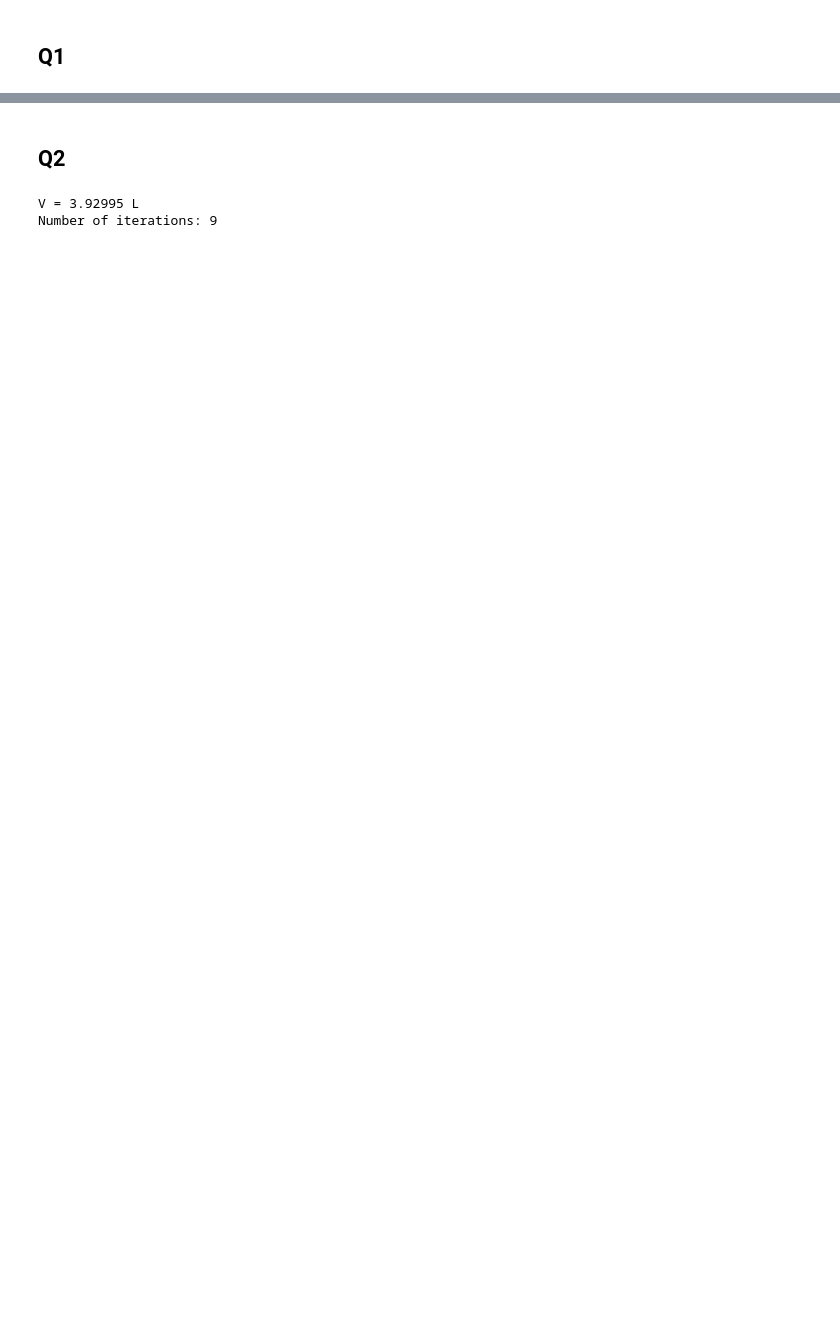
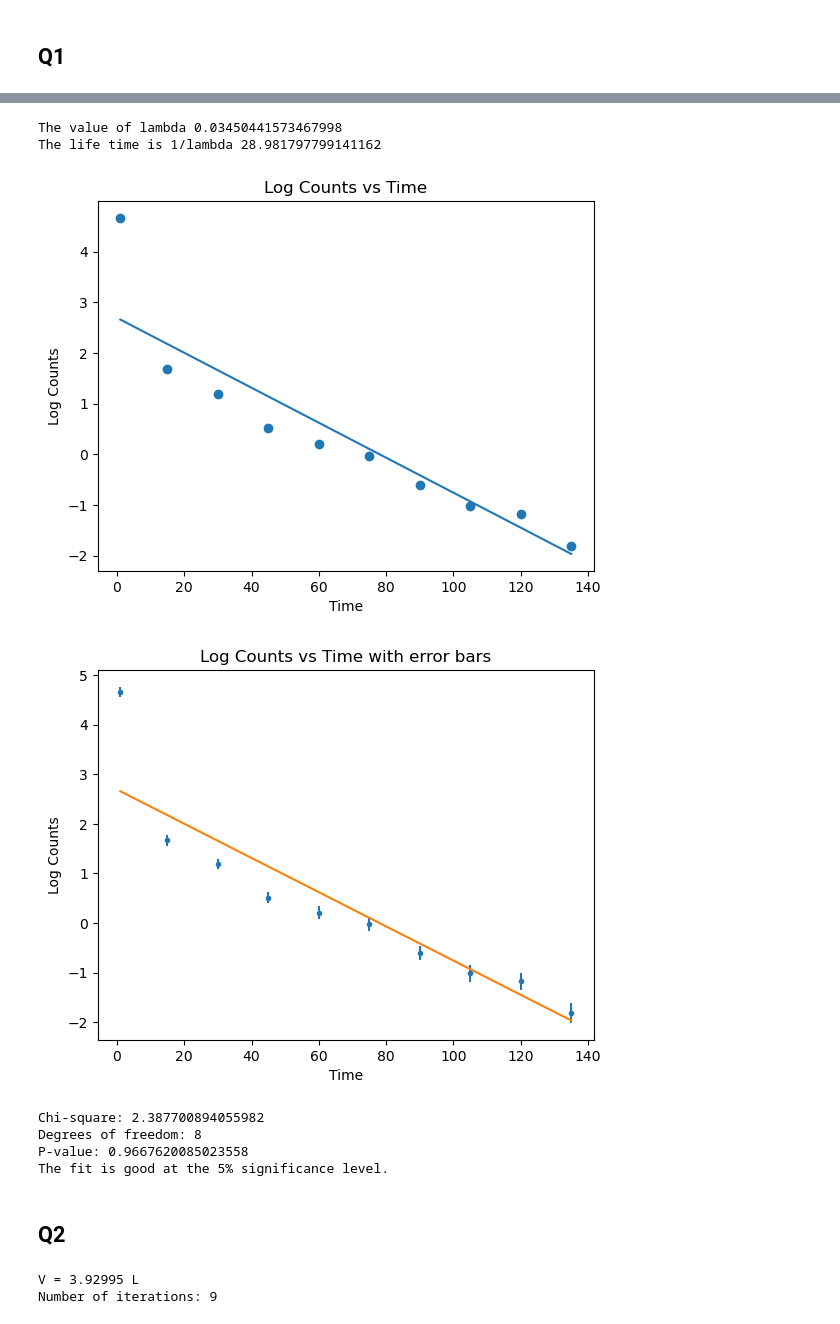
Before and after one commit to slashgeaus/Computational-physics, a Jupyter notebook: Endsem/Endsem.ipynb, the cells around one changed output, grey strips where cells are left out. Cells and saved outputs as stored; diff of their text form; code cells hidden in the pictures; blank space fills up the shorter version.

```diff
--- a/Endsem/Endsem.ipynb
+++ b/Endsem/Endsem.ipynb
@@ -66,3 +39,70 @@ Lifetime: 110.0378 ± 17.0421 s
+# %%
+# Read data from file
+data = pd.read_csv('endsemfit.txt', sep='\s+', header=None)
+time = data.iloc[:, 0]
+x = data.iloc[:, 1]
+del_x = data.iloc[:, 2]
+
+a1,a2,error_a1,error_a2,r2 = linear_fit(x = x,y = time,dx = del_x)
+
+X = time
+Y = ((np.log(np.array(x)/np.array(time)))).tolist()
+X_e = del_x
+
+a1,a2,error_a1,error_a2,r2 = linear_fit(x = X,y = Y,dx = X_e)
+
+print(r'The value of lambda',-1*a2)
+print("The life time is 1/lambda",-1/a2)
+
+plt.scatter(time,(np.log(np.array(x)/np.array(time))))
+plt.plot(time,np.array(time)*a2 +a1)
+
+plt.xlabel("Time")
+plt.ylabel("Log Counts")
+plt.title("Log Counts vs Time")
+plt.show()
+
+#plot with error bars
+plt.errorbar(time,(np.log(np.array(x)/np.array(time))),yerr = 1/del_x,fmt='.')
+plt.plot(time,np.array(time)*a2 +a1)
+
+plt.xlabel("Time")
+plt.ylabel("Log Counts")
+plt.title("Log Counts vs Time with error bars")
+plt.show()
+# %% [output]
+The value of lambda 0.03450441573467998
+The life time is 1/lambda 28.981797799141162
+[figure, added]
+[figure, added]
+# %%
+a1,a2,error_a1,error_a2,r2 = linear_fit(x = X,y = Y,dx = X_e)
+
+# Calculate expected values from the linear fit
+expected_values = np.array(time)*a2 + a1
+
+# Calculate chi-square statistic
+chi2 = np.sum((((np.array(Y)) - expected_values) ** 2) / expected_values)
+# Calculate degrees of freedom
+dof = len(time) - 2  # 2 parameters in the linear fit
+
+# Calculate chi-square probability
+p_value = 1 - stats.chi2.cdf(chi2, dof)
+
+print(f"Chi-square: {chi2}")
+print(f"Degrees of freedom: {dof}")
+print(f"P-value: {p_value}")
+
+# Check if the fit is good at the 5% significance level
+if p_value > 0.05:
+    print("The fit is good at the 5% significance level.")
+else:
+    print("The fit is not good at the 5% significance level.")
+# %% [output]
+Chi-square: 2.387700894055982
+Degrees of freedom: 8
+P-value: 0.9667620085023558
+The fit is good at the 5% significance level.
 # %% [markdown]
 ## Q2
 # %%
```
Also changed, not shown: parts of 14 cells of this notebook.
